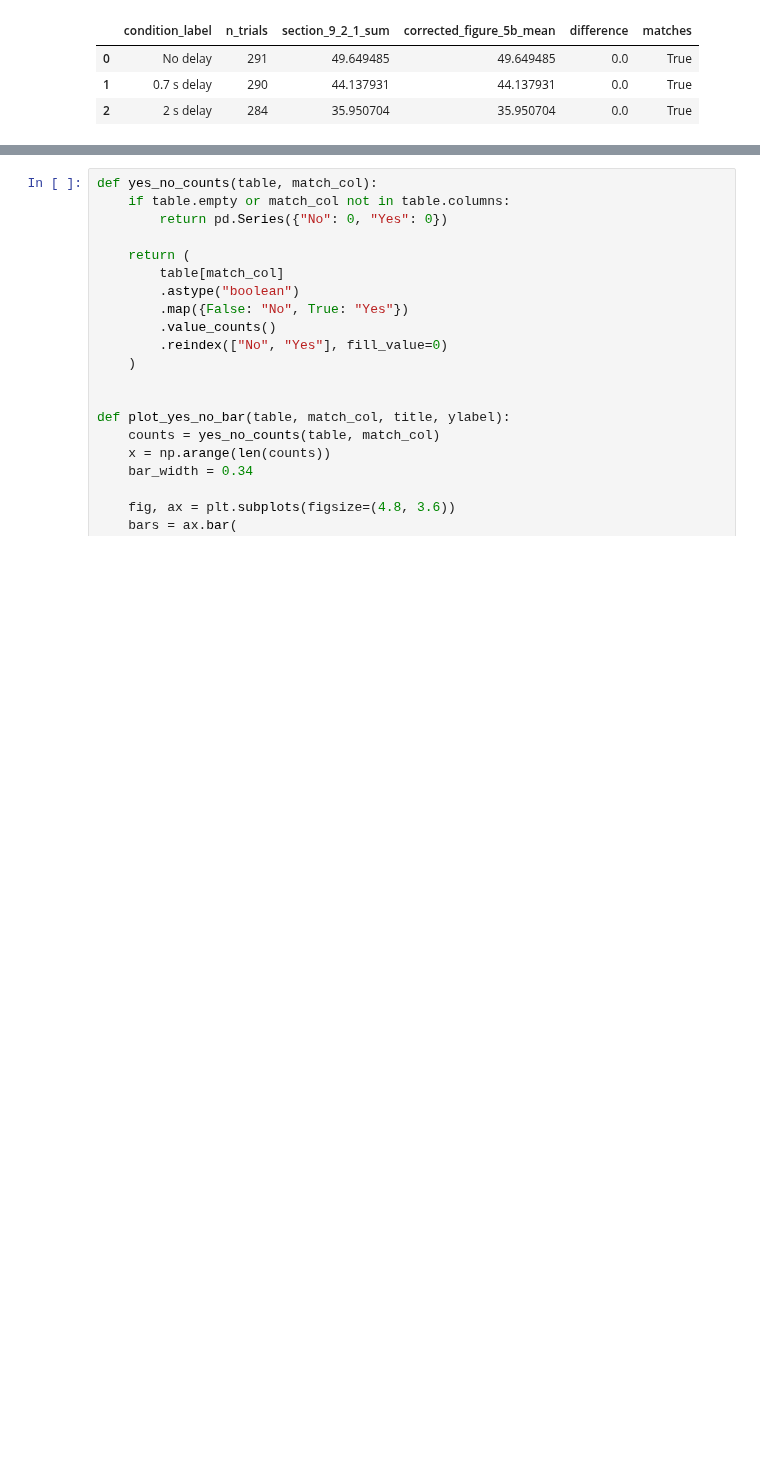
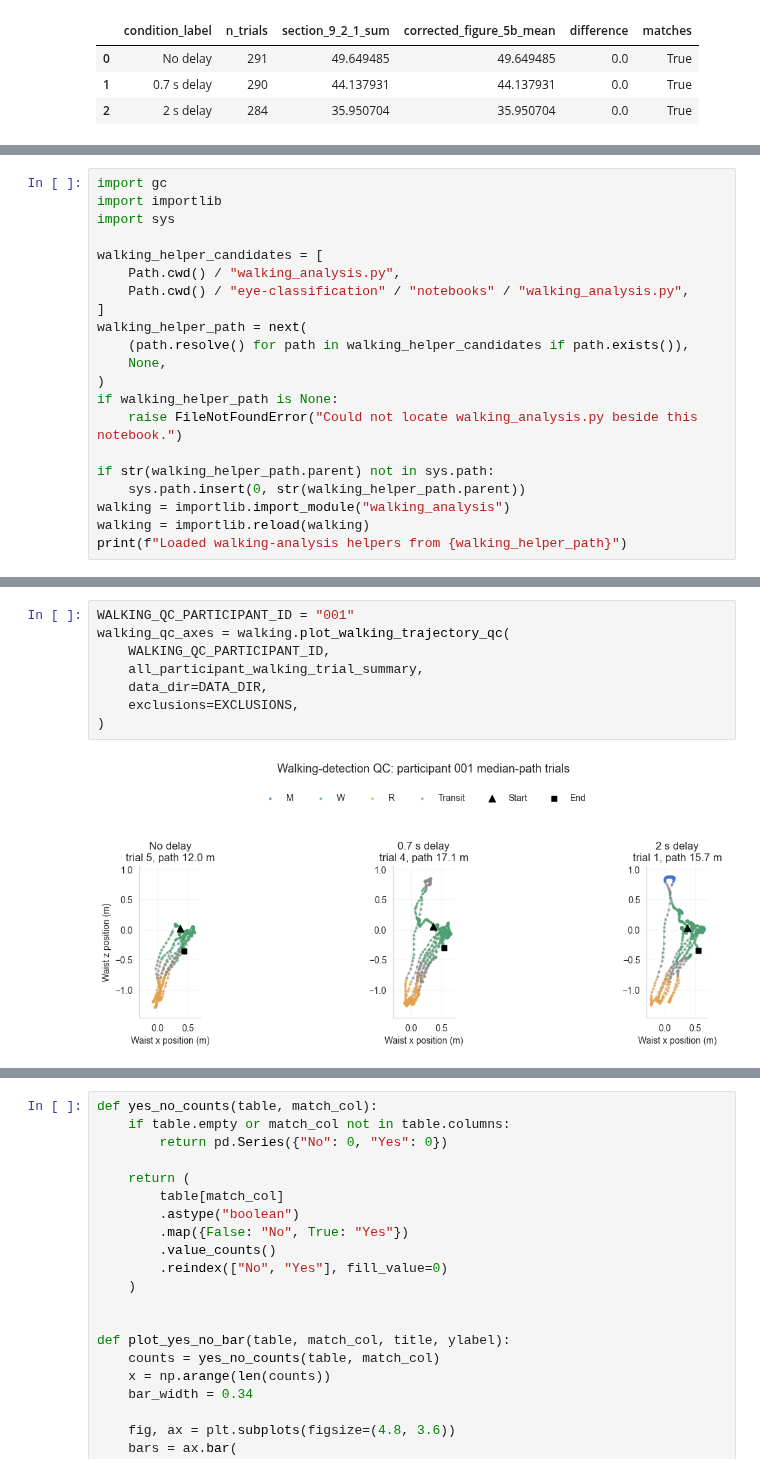
Before and after one commit to JohnMadrid/lego-vr-analysis, a Jupyter notebook: eye-classification/notebooks/practice.ipynb, the cells around one changed output, grey strips where cells are left out. Saved outputs shown, nothing was run; the diff lists cells and outputs as text; blank space fills up the shorter version.

Commit message:
ADD Walking strategy

```diff
--- a/eye-classification/notebooks/practice.ipynb
+++ b/eye-classification/notebooks/practice.ipynb
@@ -2766,0 +2640,21 @@ Participant-level means used in the comparison
+# %%
+import gc
+import importlib
+import sys
+
+walking_helper_candidates = [
+    Path.cwd() / "walking_analysis.py",
+    Path.cwd() / "eye-classification" / "notebooks" / "walking_analysis.py",
+]
+walking_helper_path = next(
+    (path.resolve() for path in walking_helper_candidates if path.exists()),
+    None,
+)
+if walking_helper_path is None:
+    raise FileNotFoundError("Could not locate walking_analysis.py beside this notebook.")
+
+if str(walking_helper_path.parent) not in sys.path:
+    sys.path.insert(0, str(walking_helper_path.parent))
+walking = importlib.import_module("walking_analysis")
+walking = importlib.reload(walking)
+print(f"Loaded walking-analysis helpers from {walking_helper_path}")
@@ -2766,0 +2839,10 @@ Participant-level means used in the comparison
+# %%
+WALKING_QC_PARTICIPANT_ID = "001"
+walking_qc_axes = walking.plot_walking_trajectory_qc(
+    WALKING_QC_PARTICIPANT_ID,
+    all_participant_walking_trial_summary,
+    data_dir=DATA_DIR,
+    exclusions=EXCLUSIONS,
+)
+# %% [output]
+[figure, added]
```
Also changed, not shown: parts of 16 cells of this notebook, 5 other files.
